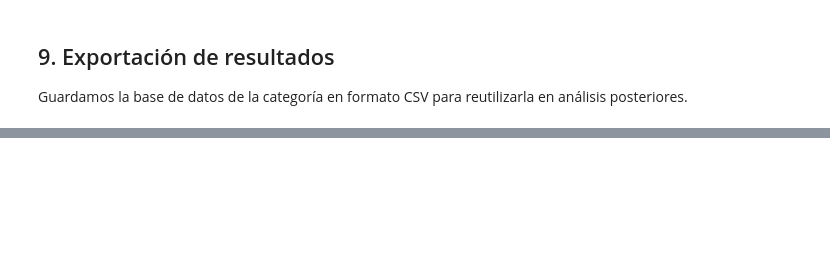
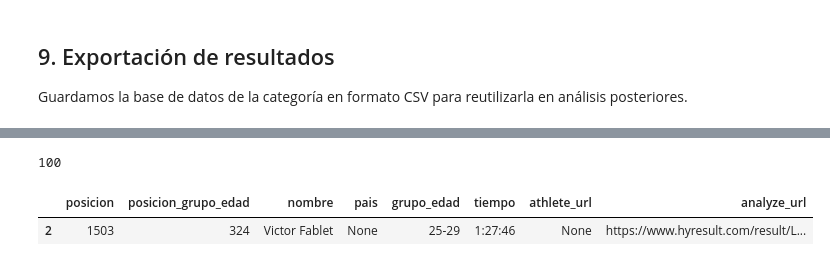
Before and after one commit to JaimeTS/hyrox-analysis, a Jupyter notebook: notebooks/01_scraping_hyrox.ipynb, the cells around one changed output, grey strips where cells are left out. Drawn from its saved outputs; the diff is of its cells as text; code cells hidden in the pictures; blank space fills up the shorter version.

```diff
--- a/notebooks/01_scraping_hyrox.ipynb
+++ b/notebooks/01_scraping_hyrox.ipynb
@@ -391,0 +443,10 @@ Archivo guardado: barcelona2026_hyrox_men.csv
+# %%
+df_pagina_16 = extraer_ranking_pagina(f"{ranking_url}?p=16")
+
+print(len(df_pagina_16))
+
+df_pagina_16[df_pagina_16["posicion"].astype(str) == "1503"]
+# %% [output]
+100
+|  | posicion | posicion_grupo_edad | nombre | pais | grupo_edad | tiempo | athlete_url | analyze_url |
+| 2 | 1503 | 324 | Victor Fablet | None | 25-29 | 1:27:46 | None | https://www.hyresult.com/result/L... |
```
Also changed, not shown: parts of 4 cells of this notebook.
